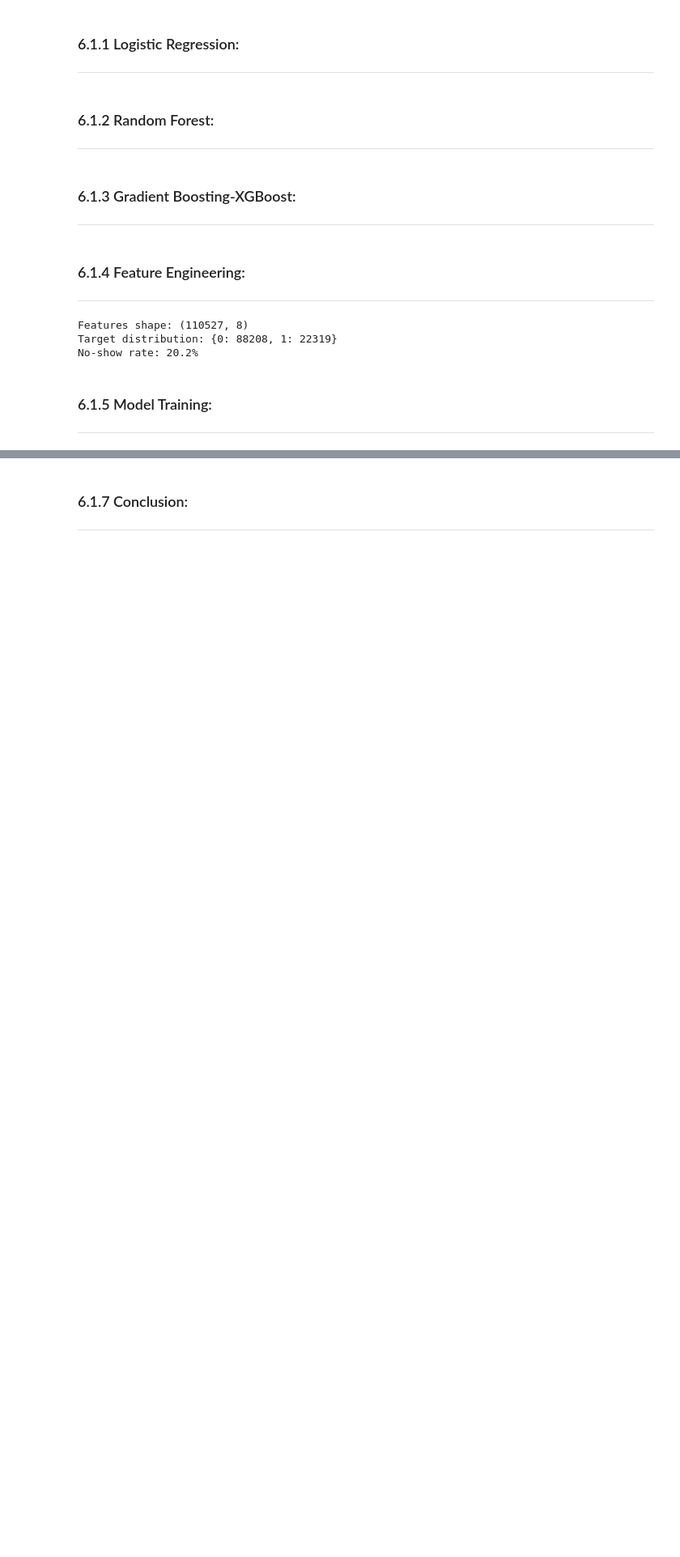
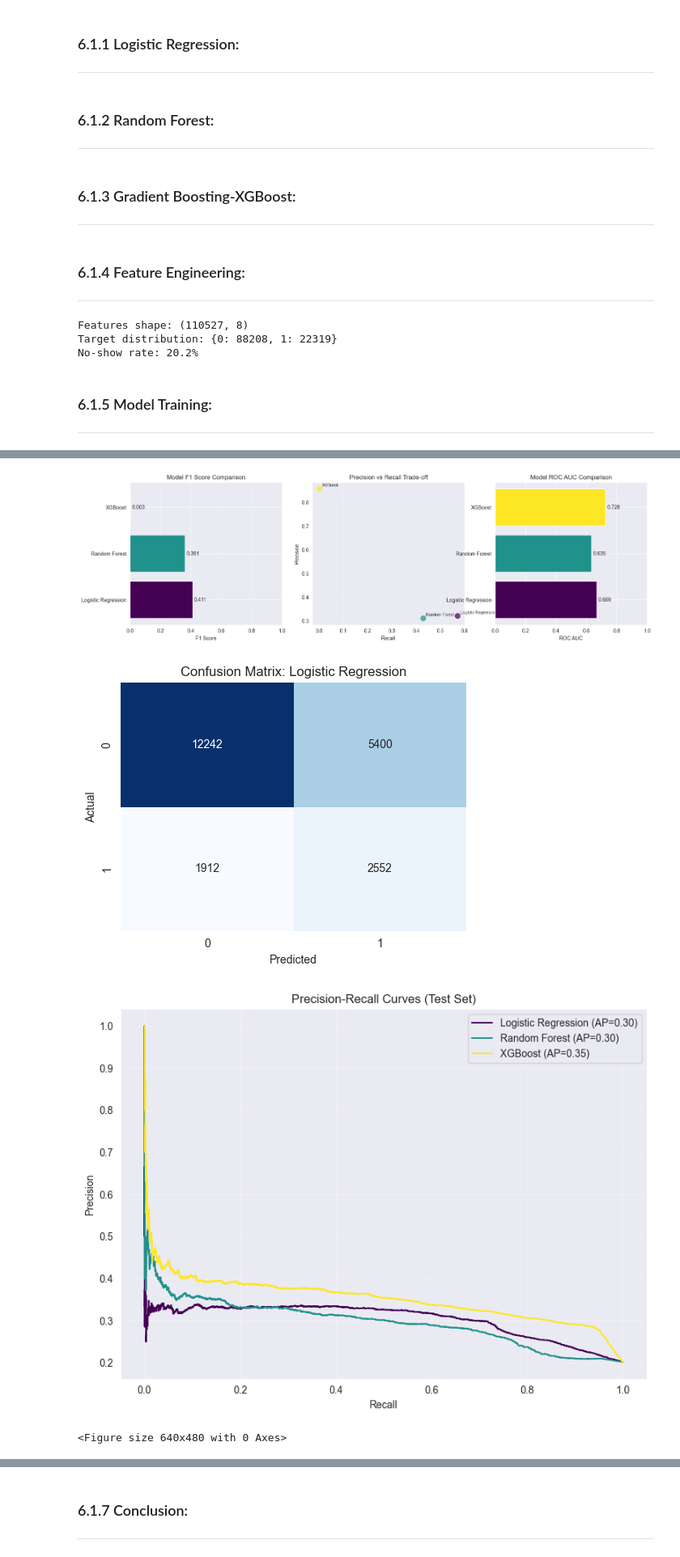
Before and after one commit to swapnilprakashpatil/aai510_3proj, a Jupyter notebook: notebooks/Supervised.ipynb, the cells around one changed output, grey strips where cells are left out. Shown at 81% size. Drawn from its saved outputs; the diff is of its cells as text; code cells hidden in the pictures; blank space fills up the shorter version.

```diff
--- a/notebooks/Supervised.ipynb
+++ b/notebooks/Supervised.ipynb
@@ -886,0 +339,27 @@ Recall: 0.829 (% of no-shows caught)
+# %%
+from src.no_show_prediction import NoShowPredictionModel
+
+# Feature selection for modeling
+selected_features = [
+    'WaitDays', 'SMS_received', 'Age', 'Alcoholism',
+    'Scholarship', 'Gender', 'Diabetes', 'Handcap'
+]
+
+# Initialize model
+no_show_model = NoShowPredictionModel(df, selected_features, 'No-show', plotter=plotter)
+
+# Split data
+no_show_model.split_data()
+
+# Analyze class imbalance
+class_distribution, class_weight_dict, scale_pos_weight = no_show_model.analyze_class_imbalance()
+print("CLASS IMBALANCE ANALYSIS")
+print("=" * 40)
+print(f"Training samples: {len(no_show_model.X_train):,}")
+print(f"Test samples: {len(no_show_model.X_test):,}")
+print(f"No-show rate: {class_distribution[1]:.1%}")
+class_ratio = (no_show_model.y_train == 0).sum() / (no_show_model.y_train == 1).sum()
+print(f"Class ratio (Show:No-show): {class_ratio:.1f}:1")
+print(f"Imbalance severity: {'High' if class_ratio > 3 else 'Moderate'}")
+print(f"\nClass weights: {class_weight_dict}")
+print(f"XGBoost scale_pos_weight: {scale_pos_weight:.2f}")
@@ -886,0 +377,4 @@ Recall: 0.829 (% of no-shows caught)
+# %%
+# Train baseline models
+base_summary = no_show_model.train_baseline_models()
+display(base_summary.round(3))
@@ -886,0 +386,19 @@ Recall: 0.829 (% of no-shows caught)
+# %%
+# Plot baseline model performance (F1, Precision, Accuracy, ROC_AUC) and confusion matrix
+plotter.plot_prediction_model_performance(
+    base_summary,
+    show_tuning_impact=False,
+    X_test=no_show_model.X_test,
+    y_test=no_show_model.y_test,
+    models_dict=no_show_model.base_models
+)
+
+# Plot feature importances for the best baseline model
+best_base_model_name = base_summary.index[0]
+best_base_model = no_show_model.base_models[best_base_model_name]
+plotter.plot_prediction_feature_importances(best_base_model, no_show_model.features)
+# %% [output]
+[figure, added]
+[figure, added]
+[figure, added]
+<Figure size 640x480 with 0 Axes>
```
Also changed, not shown: parts of 27 cells of this notebook, 8 other files.
